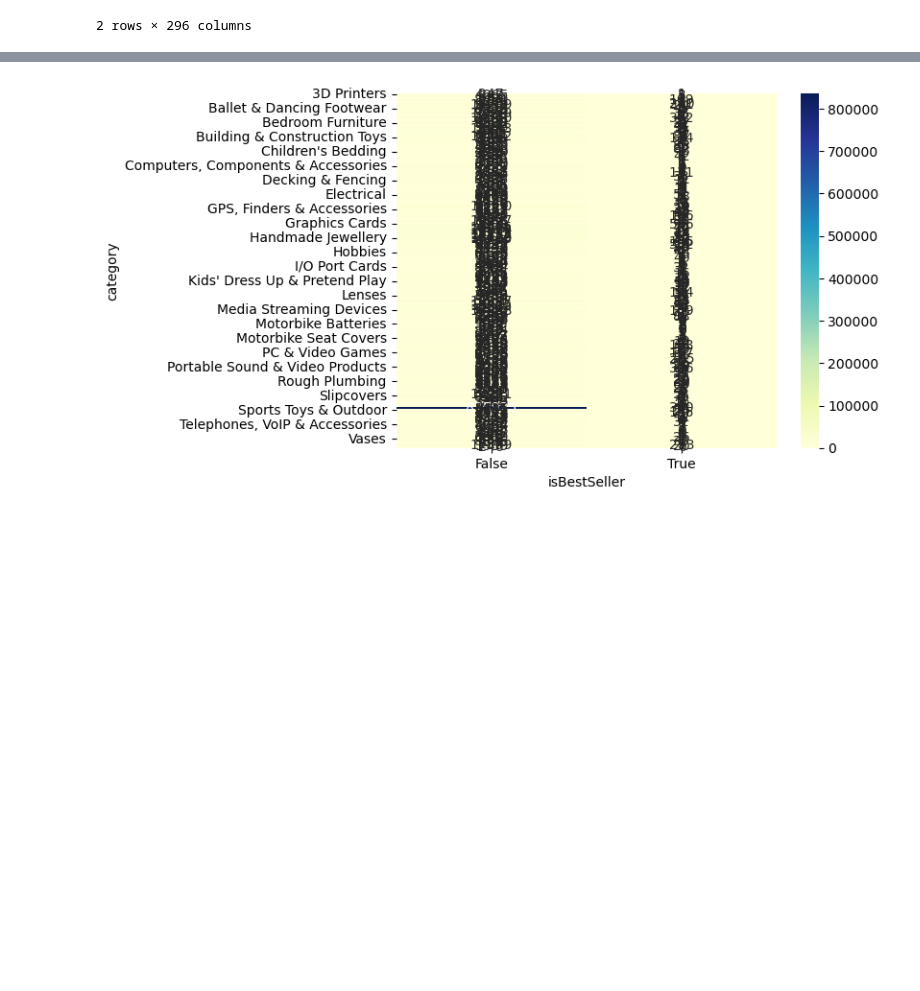
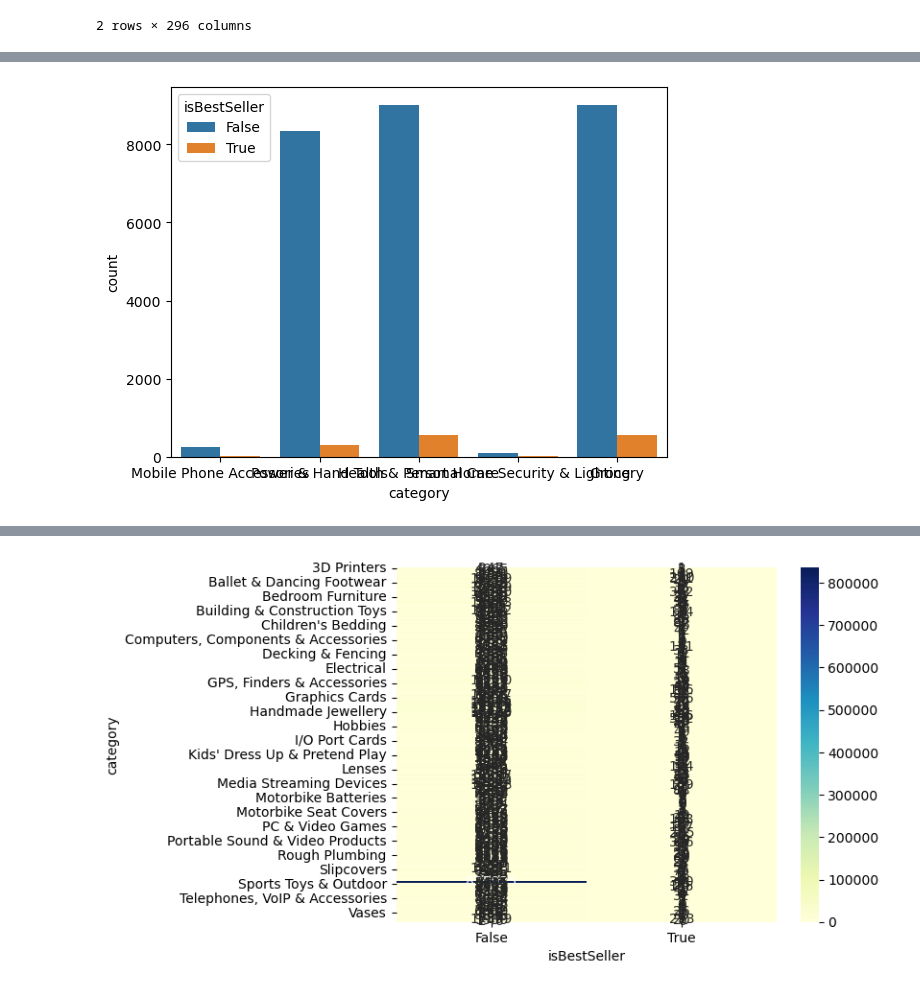
Before and after one commit to aicanizares/lab-eda-bivariate, a Jupyter notebook: solved-lab-bivariate-analysis.ipynb, the cells around one changed output, grey strips where cells are left out. Saved outputs shown, nothing was run; the diff lists cells and outputs as text; code cells hidden in the pictures; blank space fills up the shorter version.

```diff
--- a/solved-lab-bivariate-analysis.ipynb
+++ b/solved-lab-bivariate-analysis.ipynb
@@ -71,0 +109,6 @@ plt.show()
+# %%
+# Filter the DataFrame
+top_5_categories_besteller_percentage = ["Grocery", "Smart Home Security & Lighting", "Health & Personal Care", "Mobile Phone Accessories", "Power & Hand Tools"]
+# %%
+# Filter the DataFrame
+filtered_df = df[df['category'].isin(top_5_categories_besteller_percentage)]
@@ -71,0 +131,6 @@ plt.show()
+# %%
+# Grouped bar chart for top 5 categories
+sns.countplot(data=filtered_df, x='category', hue='isBestSeller')
+plt.show()
+# %% [output]
+[figure, added]
```
Also changed, not shown: parts of 8 cells of this notebook.
